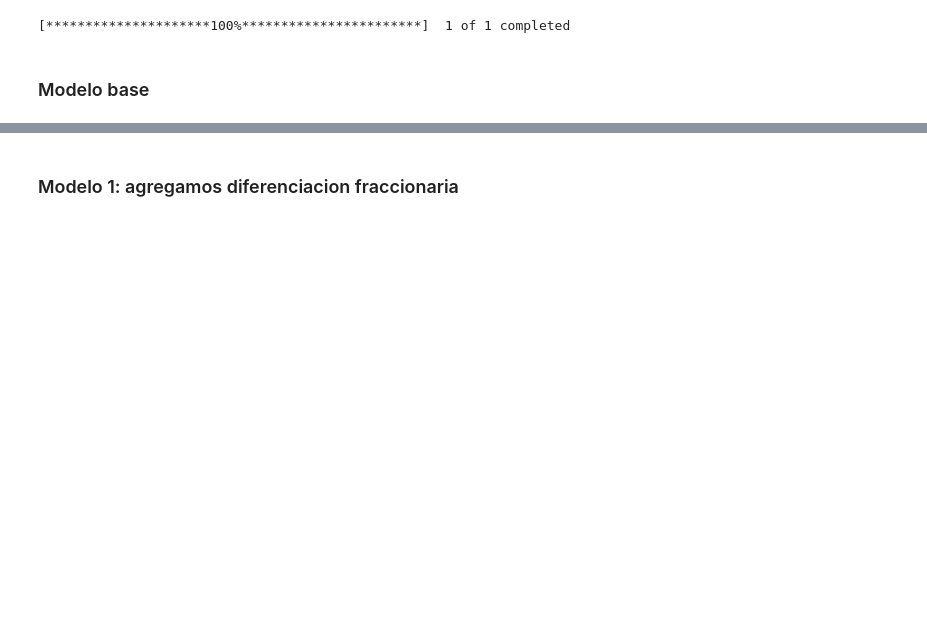
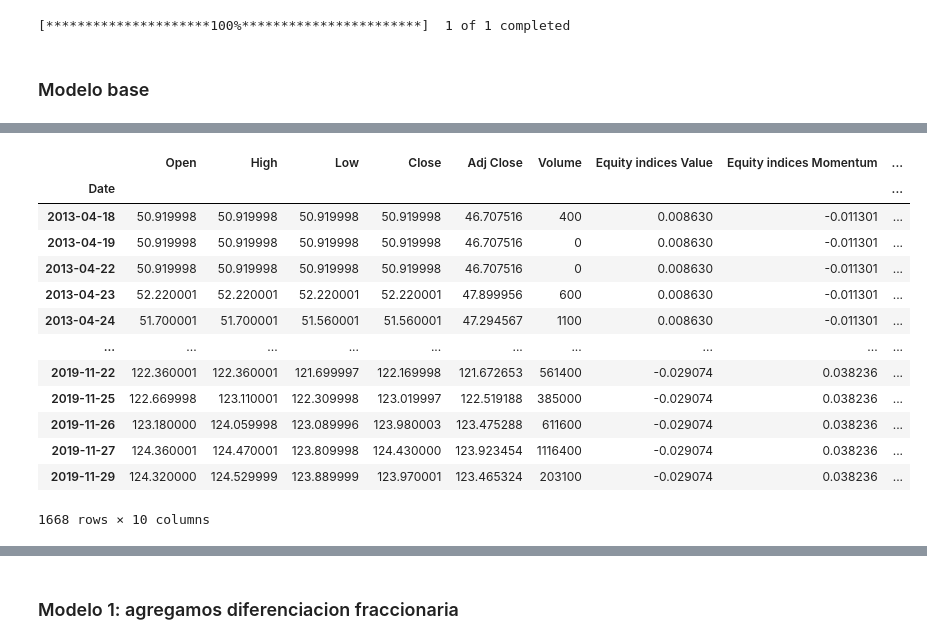
Before and after one commit to aoelvp94/FinAnalyticsProject, a Jupyter notebook: notebooks/NS_Dataset_join.ipynb, the cells around one changed output, grey strips where cells are left out. Cells and saved outputs as stored; diff of their text form; code cells hidden in the pictures; blank space fills up the shorter version.

```diff
--- a/notebooks/NS_Dataset_join.ipynb
+++ b/notebooks/NS_Dataset_join.ipynb
@@ -219,0 +258,17 @@ weighted avg       0.46      0.68      0.55       492
+# %%
+df_ffd
+# %% [output]
+|  | Open | High | Low | Close | Adj Close | Volume | Equity indices Value | Equity indices Momentum | ... |
+| Date |  |  |  |  |  |  |  |  | ... |
+| 2013-04-18 | 50.919998 | 50.919998 | 50.919998 | 50.919998 | 46.707516 | 400 | 0.008630 | -0.011301 | ... |
+| 2013-04-19 | 50.919998 | 50.919998 | 50.919998 | 50.919998 | 46.707516 | 0 | 0.008630 | -0.011301 | ... |
+| 2013-04-22 | 50.919998 | 50.919998 | 50.919998 | 50.919998 | 46.707516 | 0 | 0.008630 | -0.011301 | ... |
+| 2013-04-23 | 52.220001 | 52.220001 | 52.220001 | 52.220001 | 47.899956 | 600 | 0.008630 | -0.011301 | ... |
+| 2013-04-24 | 51.700001 | 51.700001 | 51.560001 | 51.560001 | 47.294567 | 1100 | 0.008630 | -0.011301 | ... |
+| ... | ... | ... | ... | ... | ... | ... | ... | ... | ... |
+| 2019-11-22 | 122.360001 | 122.360001 | 121.699997 | 122.169998 | 121.672653 | 561400 | -0.029074 | 0.038236 | ... |
+| 2019-11-25 | 122.669998 | 123.110001 | 122.309998 | 123.019997 | 122.519188 | 385000 | -0.029074 | 0.038236 | ... |
+| 2019-11-26 | 123.180000 | 124.059998 | 123.089996 | 123.980003 | 123.475288 | 611600 | -0.029074 | 0.038236 | ... |
+| 2019-11-27 | 124.360001 | 124.470001 | 123.809998 | 124.430000 | 123.923454 | 1116400 | -0.029074 | 0.038236 | ... |
+| 2019-11-29 | 124.320000 | 124.529999 | 123.889999 | 123.970001 | 123.465324 | 203100 | -0.029074 | 0.038236 | ... |
+1668 rows × 10 columns
```
Also changed, not shown: parts of 9 cells of this notebook.
